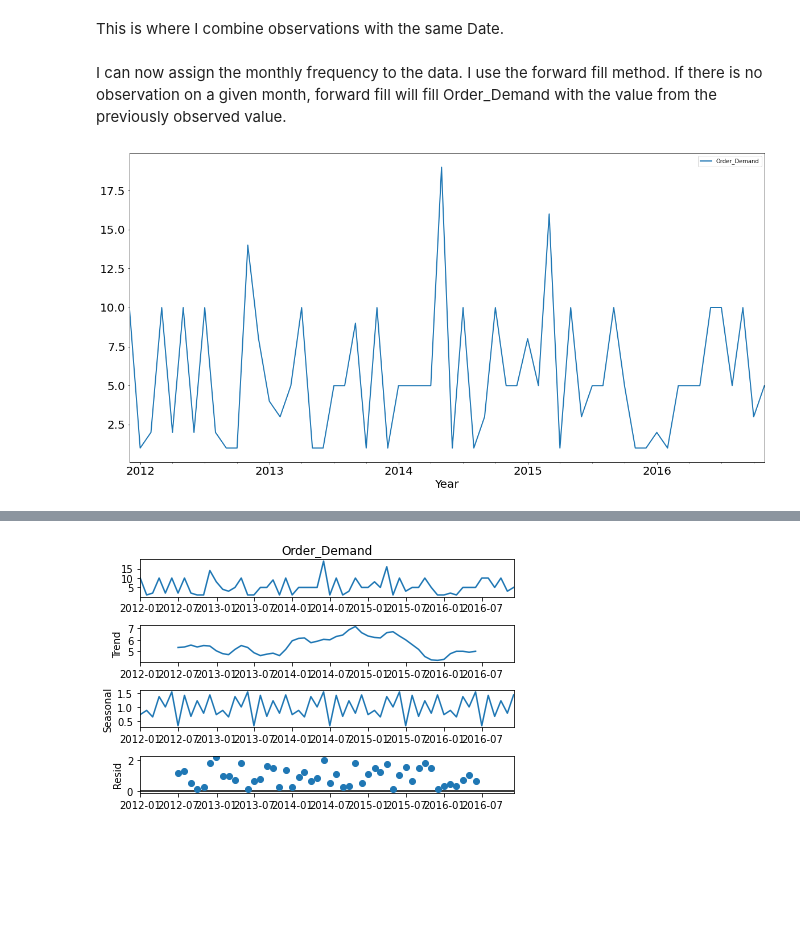
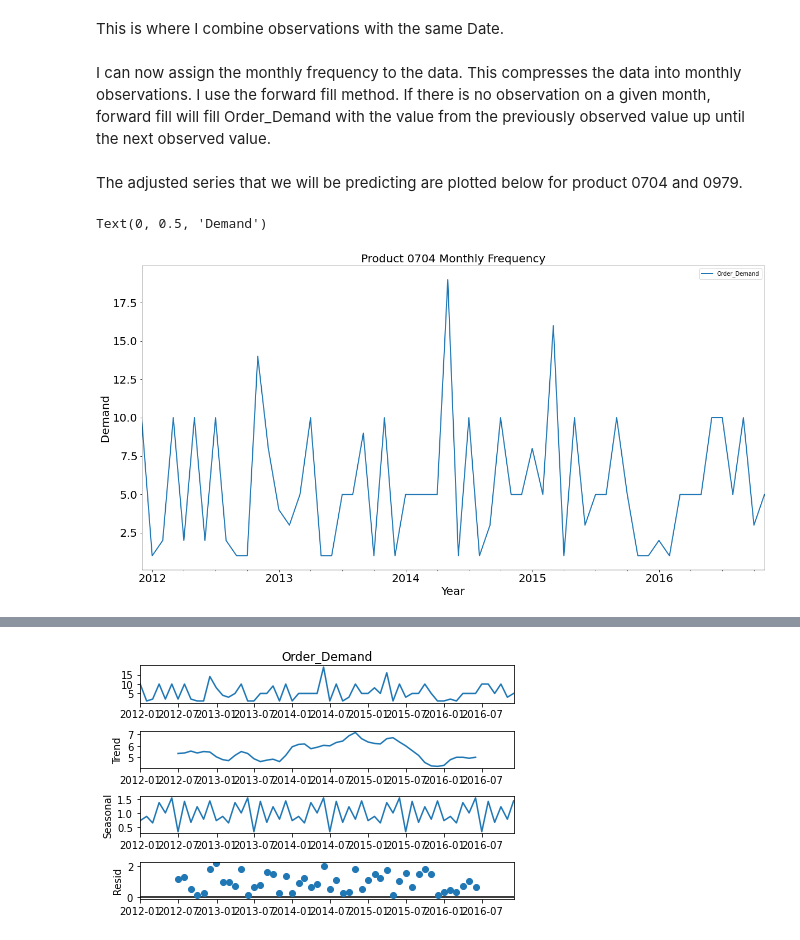
Before and after one commit to anissakhan/731-Project-5-Khan, a Jupyter notebook: Notebooks/731-Project5.ipynb, the cells around one changed output, grey strips where cells are left out. Cells and saved outputs as stored; diff of their text form; code cells hidden in the pictures; blank space fills up the shorter version.

```diff
--- a/Notebooks/731-Project5.ipynb
+++ b/Notebooks/731-Project5.ipynb
@@ -403,12 +405,17 @@ This is where I combine observations with the same Date.
 dfProd=dfProd.groupby(level=0).sum()
 dfProd2=dfProd2.groupby(level=0).sum()
 # %% [markdown]
-I can now assign the monthly frequency to the data. I use the forward fill method. If there is no observation on a given month, forward fill will fill Order_Demand with the value from the previously observed value.
+I can now assign the monthly frequency to the data. This compresses the data into monthly observations. I use the forward fill method. If there is no observation on a given month, forward fill will fill Order_Demand with the value from the previously observed value up until the next observed value.
 # %%
 dfProd = dfProd.asfreq('M', method='ffill')
 dfProd2 = dfProd2.asfreq('M', method='ffill')
+# %% [markdown]
+The adjusted series that we will be predicting are plotted below for product 0704 and 0979.
 # %%
 dfProd.plot(figsize=(20,10), linewidth=2, fontsize=20)
 plt.xlabel('Year', fontsize=20);
+plt.title('Product 0704 Monthly Frequency', fontsize=20)
+plt.ylabel('Demand', fontsize=20)
 # %% [output]
+Text(0, 0.5, 'Demand')
-[figure, old version]
+[figure, new version]
```
Also changed, not shown: parts of 20 cells of this notebook.
